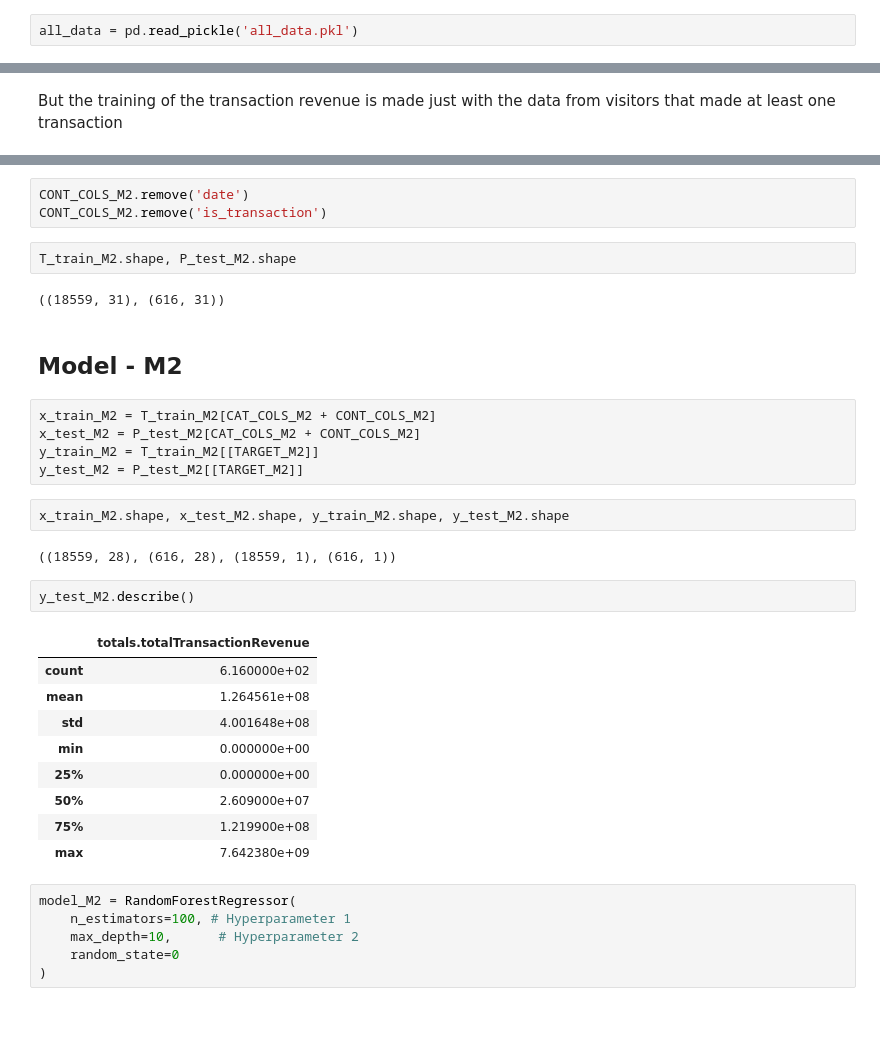
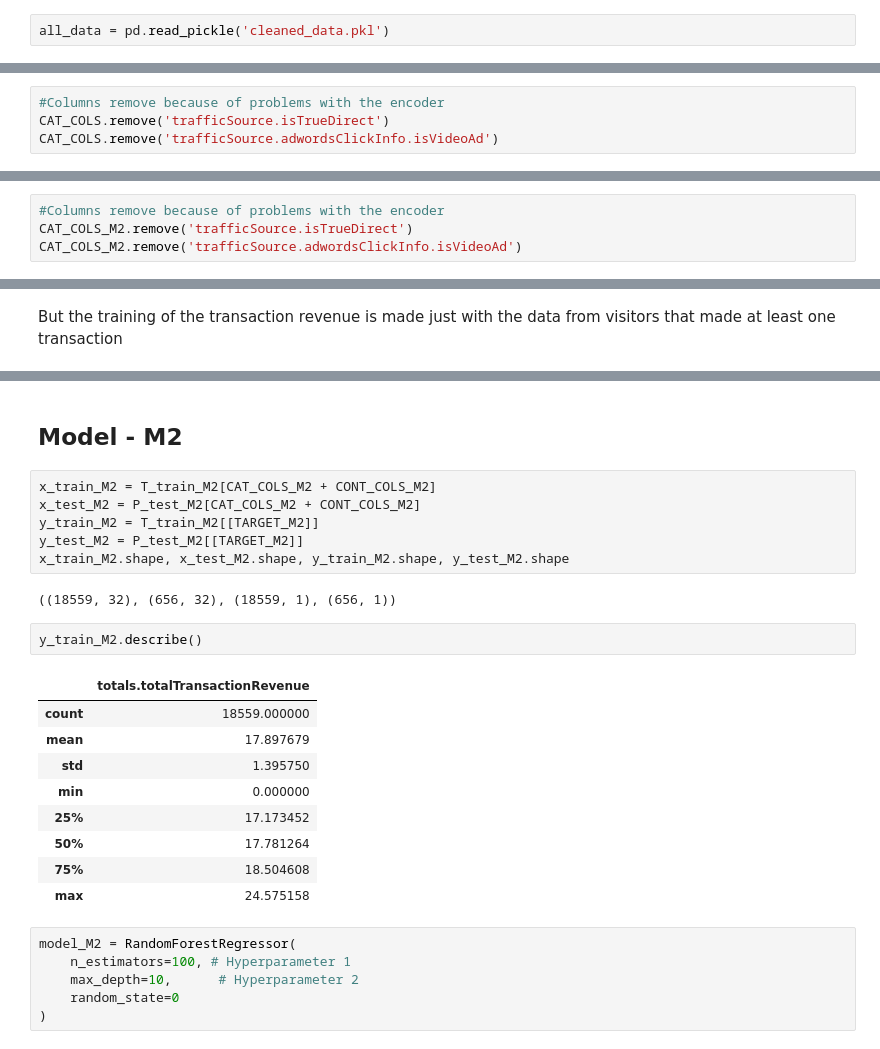
Before and after one commit to AsiMrz/MAYC_ML_Revenue_Prediction, a Jupyter notebook: Classification and Regression.ipynb, the cells around one changed output, grey strips where cells are left out. Drawn from its saved outputs; the diff is of its cells as text; blank space fills up the shorter version.

```diff
--- a/Classification and Regression.ipynb
+++ b/Classification and Regression.ipynb
@@ -33,7 +27,7 @@ cd '/content/gdrive/My Drive/ReDi_DA_Project/Datasets_Clean/'
 # %% [output]
 /content/gdrive/My Drive/ReDi_DA_Project/Datasets_Clean
 # %%
-all_data = pd.read_pickle('all_data.pkl')
+all_data = pd.read_pickle('cleaned_data.pkl')
 # %% [markdown]
 # Model to search the visitors who made transactions
 # %% [markdown]
@@ -56,6 +50,10 @@ Name: is_transaction, dtype: int64
 TARGET = 'is_transaction'
 CAT_COLS = all_data.columns[all_data.dtypes == object].tolist()
 CONT_COLS = [c for c in all_data.columns if c not in CAT_COLS and c != TARGET]
+# %%
+#Columns remove because of problems with the encoder
+CAT_COLS.remove('trafficSource.isTrueDirect')
+CAT_COLS.remove('trafficSource.adwordsClickInfo.isVideoAd')
 # %%
 CAT_COLS.remove('fullVisitorId')
 CAT_COLS
@@ -282,2 +262,6 @@ CONT_COLS_M2
+# %%
+#Columns remove because of problems with the encoder
+CAT_COLS_M2.remove('trafficSource.isTrueDirect')
+CAT_COLS_M2.remove('trafficSource.adwordsClickInfo.isVideoAd')
 # %%
 M2_data = deepcopy(all_data[CAT_COLS_M2 + CONT_COLS_M2 + [TARGET_M2]+['fullVisitorId']])
@@ -369,10 +333,3 @@ CAT_COLS_M2
-# %%
-CONT_COLS_M2.remove('date')
-CONT_COLS_M2.remove('is_transaction')
-# %%
-T_train_M2.shape, P_test_M2.shape
-# %% [output]
-((18559, 31), (616, 31))
 # %% [markdown]
 ## Model - M2
 # %%
@@ -380,22 +337,21 @@ x_train_M2 = T_train_M2[CAT_COLS_M2 + CONT_COLS_M2]
 x_test_M2 = P_test_M2[CAT_COLS_M2 + CONT_COLS_M2]
 y_train_M2 = T_train_M2[[TARGET_M2]]
 y_test_M2 = P_test_M2[[TARGET_M2]]
+x_train_M2.shape, x_test_M2.shape, y_train_M2.shape, y_test_M2.shape
+# %% [output]
+((18559, 32), (656, 32), (18559, 1), (656, 1))
-# %%
-x_train_M2.shape, x_test_M2.shape, y_train_M2.shape, y_test_M2.shape
-# %% [output]
-((18559, 28), (616, 28), (18559, 1), (616, 1))
 # %%
-y_test_M2.describe()
+y_train_M2.describe()
 # %% [output]
 |  | totals.totalTransactionRevenue |
-| count | 6.160000e+02 |
-| mean | 1.264561e+08 |
-| std | 4.001648e+08 |
-| min | 0.000000e+00 |
-| 25% | 0.000000e+00 |
-| 50% | 2.609000e+07 |
-| 75% | 1.219900e+08 |
-| max | 7.642380e+09 |
+| count | 18559.000000 |
+| mean | 17.897679 |
+| std | 1.395750 |
+| min | 0.000000 |
+| 25% | 17.173452 |
+| 50% | 17.781264 |
+| 75% | 18.504608 |
+| max | 24.575158 |
 # %%
 model_M2 = RandomForestRegressor(
     n_estimators=100, # Hyperparameter 1
```
Also changed, not shown: parts of 39 cells of this notebook.
